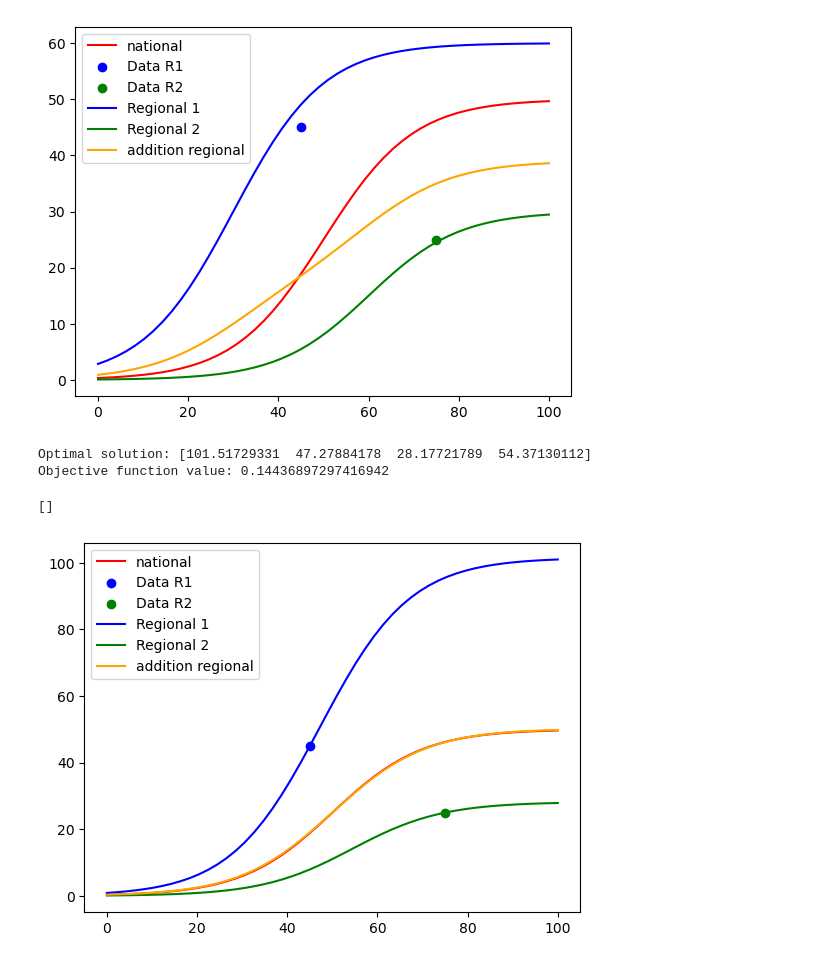
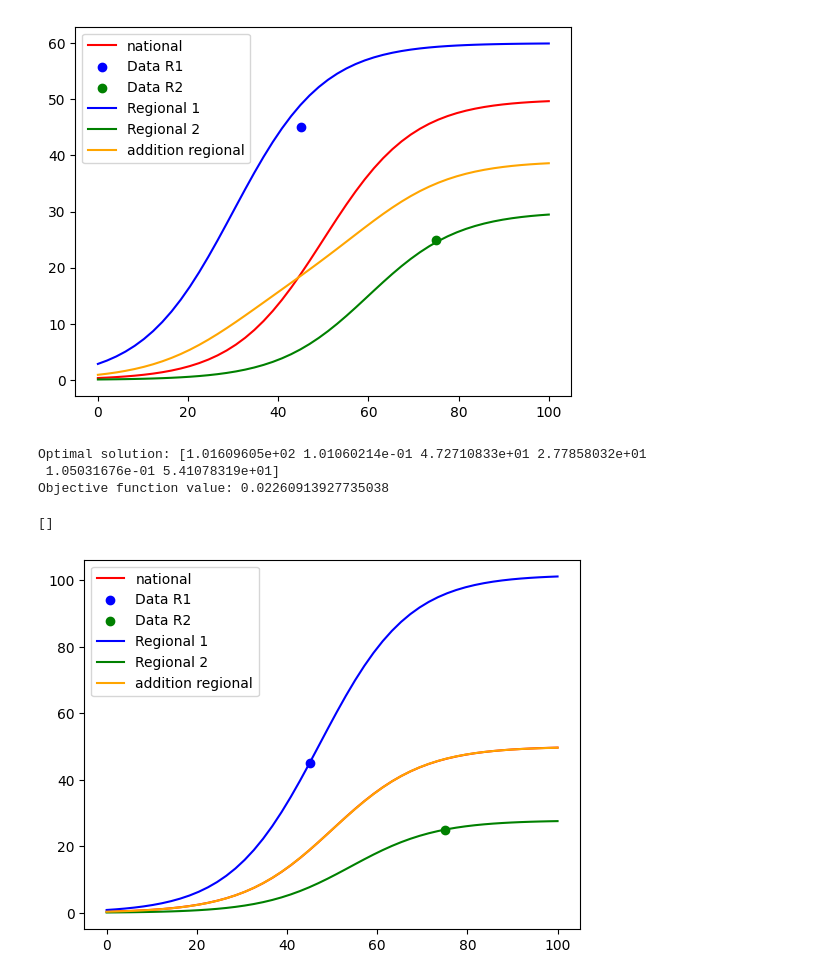
Before and after one commit to ohauterville/spatialization_module_cluster, a Jupyter notebook: regional_logistic.ipynb, the cells around one changed output. Saved outputs shown, nothing was run; the diff lists cells and outputs as text; code cells hidden in the pictures.

```diff
--- a/regional_logistic.ipynb
+++ b/regional_logistic.ipynb
@@ -34,18 +34,18 @@ def logistic(x, s, k, x0):
     return s / (1 + np.exp(-k*(x-x0)))
 # %%
 def objective(vars):
-    s1, x01, s2, x02 = vars
+    s1, k1, x01, s2, k2, x02 = vars
     y_true = logistic(x, s, k, x0)
-    y_pred = a1*logistic(x, s1, k, x01) + a2*logistic(x, s2, k, x02)
+    y_pred = a1*logistic(x, s1, k1, x01) + a2*logistic(x, s2, k2, x02)
     return np.sqrt(np.mean((y_true - y_pred) ** 2))
 # %%
 def constraint_eq_1(vars):
-    s1, x01, s2, x02 = vars
-    return logistic(x1, s1, k, x01) - y1
+    s1, k1, x01, s2, k2, x02 = vars
+    return logistic(x1, s1, k1, x01) - y1
 
 def constraint_eq_2(vars):
-    s1, x01, s2, x02 = vars
-    return logistic(x2, s2, k, x02) - y2
+    s1, k1, x01, s2, k2, x02 = vars
+    return logistic(x2, s2, k2, x02) - y2
 # %%
 Ln = logistic(x, s, k, x0)
 # %%
@@ -70,12 +70,14 @@ constraints = [
     {'type': 'eq', 'fun': constraint_eq_2},
     {'type': 'ineq', 'fun': lambda vars: vars[0]}, # x >= 0
     {'type': 'ineq', 'fun': lambda vars: vars[1]},  # y >= 0
-    {'type': 'ineq', 'fun': lambda vars: vars[2]}, # x >= 0
+    {'type': 'ineq', 'fun': lambda vars: vars[2]},
     {'type': 'ineq', 'fun': lambda vars: vars[3]},
+    {'type': 'ineq', 'fun': lambda vars: vars[4]},
+    {'type': 'ineq', 'fun': lambda vars: vars[5]},
 ]
 # %%
 # Initial guess
-initial_guess = [s, x0, s, x0]
+initial_guess = [s, k, x0, s, k, x0]
 
 # Perform the optimization
 opt = minimize(objective, initial_guess, constraints=constraints)
@@ -87,17 +89,18 @@ if opt.success:
 else:
     print("Optimization failed:", opt.message)
 # %% [output]
-Optimal solution: [101.51729331  47.27884178  28.17721789  54.37130112]
-Objective function value: 0.14436897297416942
+Optimal solution: [1.01609605e+02 1.01060214e-01 4.72710833e+01 2.77858032e+01
+ 1.05031676e-01 5.41078319e+01]
+Objective function value: 0.02260913927735038
 # %%
 plt.plot(x, Ln, color="r", label="national")
 plt.scatter(x1, y1, color="b", label="Data R1")
 plt.scatter(x2, y2, color="g", label="Data R2")
-plt.plot(x, logistic(x, opt.x[0], k, opt.x[1]), color="b", label="Regional 1")
-plt.plot(x, logistic(x, opt.x[2], k, opt.x[3]), color="g", label="Regional 2")
-plt.plot(x, a1*logistic(x, opt.x[0], k, opt.x[1]) + a2*logistic(x, opt.x[2], k, opt.x[3]), color="orange", label="addition regional")
+plt.plot(x, logistic(x, opt.x[0], opt.x[1], opt.x[2]), color="b", label="Regional 1")
+plt.plot(x, logistic(x, opt.x[3], opt.x[4], opt.x[5]), color="g", label="Regional 2")
+plt.plot(x, a1*logistic(x, opt.x[0], opt.x[1], opt.x[2]) + a2*logistic(x, opt.x[3], opt.x[4], opt.x[5]), color="orange", label="addition regional")
 plt.legend()
 plt.plot()
 # %% [output]
 []
-[figure, old version]
+[figure, new version]
```
